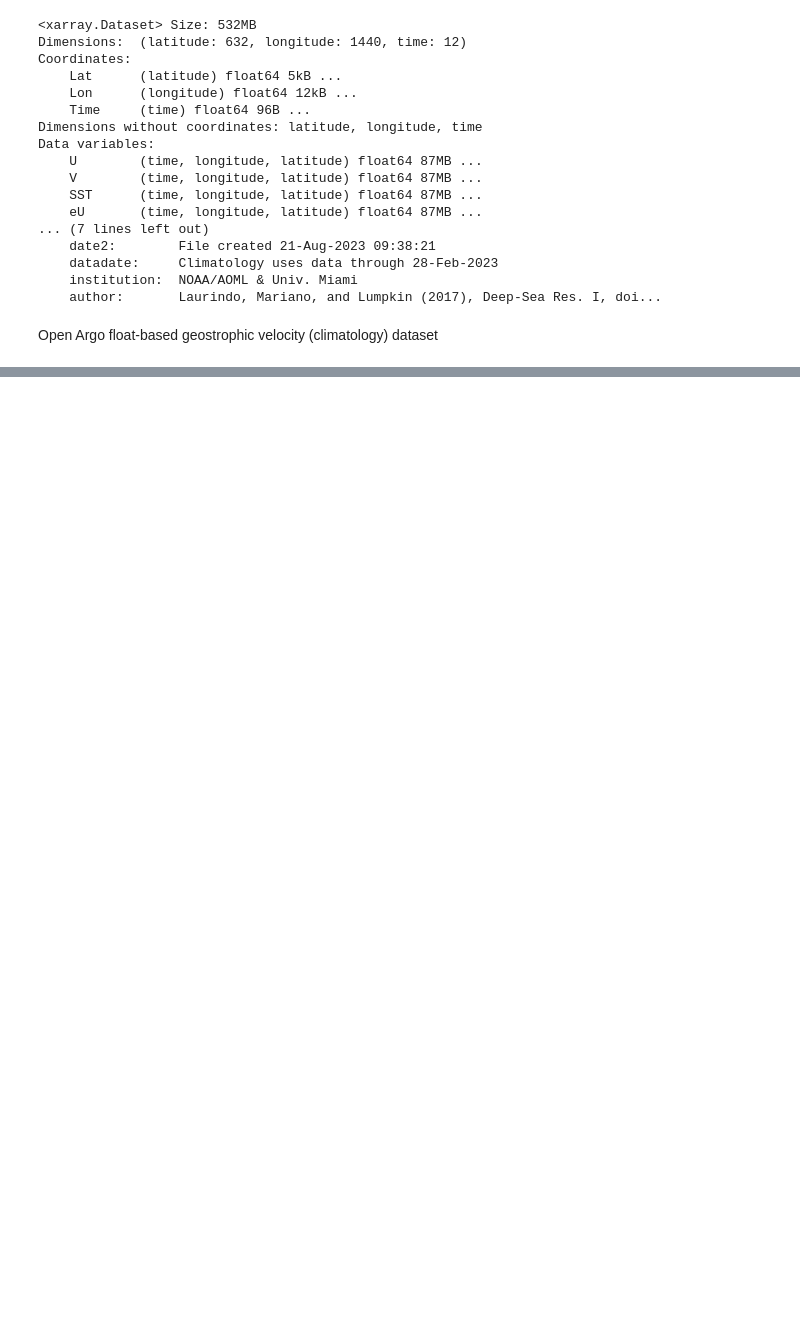
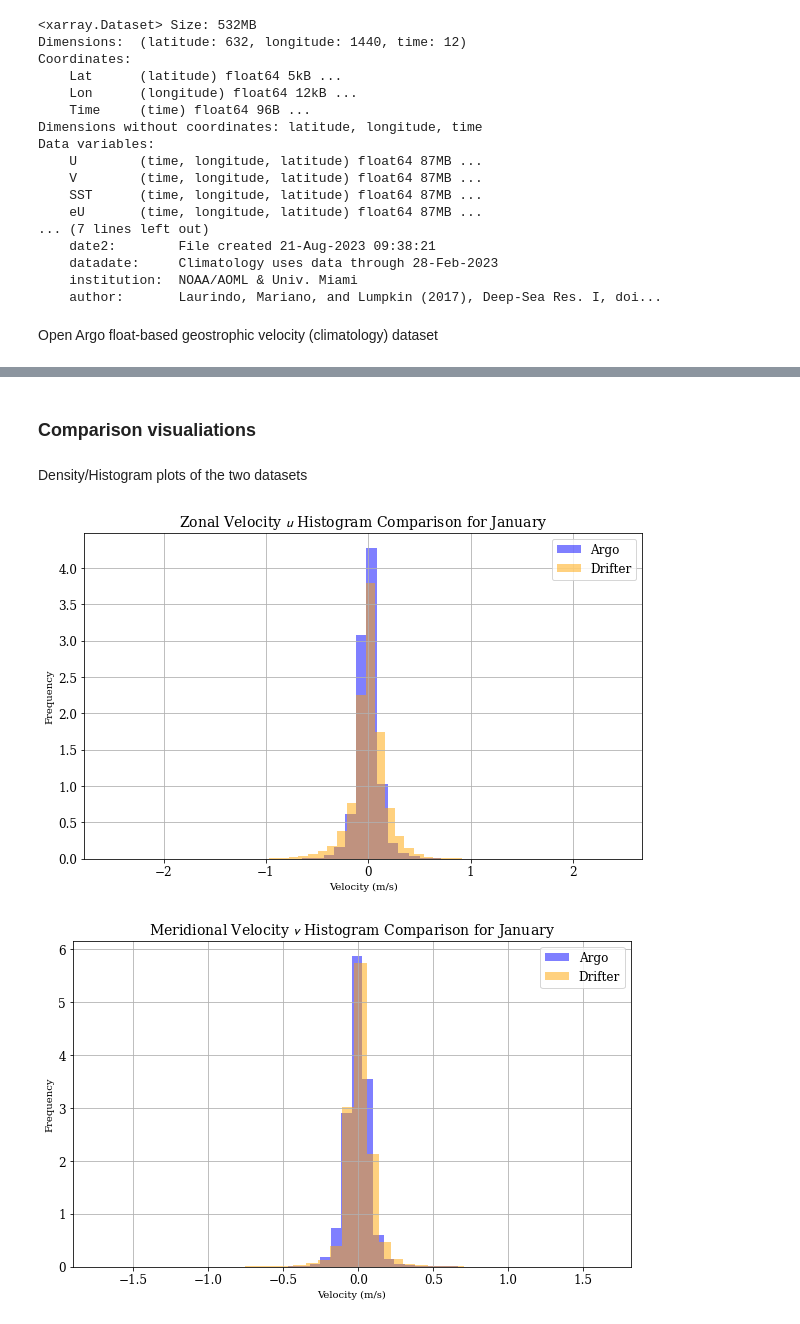
Before and after one commit to annabelwade/aies-argo, a Jupyter notebook: compare_drifter_argo_climatology.ipynb, the cells around one changed output, grey strips where cells are left out. Drawn from its saved outputs; the diff is of its cells as text; code cells hidden in the pictures; blank space fills up the shorter version.

```diff
--- a/compare_drifter_argo_climatology.ipynb
+++ b/compare_drifter_argo_climatology.ipynb
@@ -137,5 +80,5 @@ pangeo-argo-eke/testfolder_127/vel_smallscale_monthly_grid/ws500_plevel2.zarr
 # %%
 plevel=3
-argo_ds_20dbar = xr.open_zarr(gcs.get_mapper( 'pangeo-argo-eke/climatology/version_1/plevel'+str(plevel)+'.zarr'), consolidated=True)
+argo_ds_20dbar = xr.open_zarr(gcs.get_mapper( 'pangeo-argo-eke/climatology/version_1/plevel'+str(plevel)+'.zarr'), consolidated=True).compute()
 # argo_ds_20dbar
 # %% [markdown]
@@ -157,0 +163,4 @@ def subsample_argo_to_drifter(argo_ds, drifter_ds):
+# %%
+from mpl_params import *
+import cmocean
+plt.rcParams.update(mpl_params(font_family='serif'))
@@ -157,0 +217,15 @@ def subsample_argo_to_drifter(argo_ds, drifter_ds):
+# %%
+argo_lats = argo_ds_10dbar.latitude.values; argo_lons = argo_ds_10dbar.longitude.values
+intrp_argo_u = np.empty((12, len(drifter_ds.longitude), len(drifter_ds.latitude)))
+intrp_argo_v = np.empty((12, len(drifter_ds.longitude), len(drifter_ds.latitude)))
+for month_ind in range(12):
+    month=month_ind + 1
+    if month_ind==0: print(f'pre interpolation argo u month {month} first 5 vals: ', argo_ds_15dbar_u[month-1, :5,:5])
+    if month_ind==0: print(f'pre interpolation argo v month {month} first 5 vals: ', argo_ds_15dbar_v[month-1, :5,:5])
+    intrp_argo_to_drifter_u = interpolate_argo_to_drifter(argo_ds_15dbar_u[month_ind,:,:], argo_lats, argo_lons, drifter_ds).reshape(len(drifter_ds.longitude), len(drifter_ds.latitude))
+    intrp_argo_to_drifter_v = interpolate_argo_to_drifter(argo_ds_15dbar_v[month_ind,:,:], argo_lats, argo_lons, drifter_ds).reshape(len(drifter_ds.longitude), len(drifter_ds.latitude))
+    if month_ind==0: print('intrp_argo_to_drifter_u.shape, intrp_argo_to_drifter_v.shape', intrp_argo_to_drifter_u.shape, intrp_argo_to_drifter_v.shape)
+    intrp_argo_u[month_ind, :, :] = intrp_argo_to_drifter_u
+    intrp_argo_v[month_ind, :, :] = intrp_argo_to_drifter_v
+    if month_ind==0: print('intrp_argo_to_drifter_u first 5 values: ', intrp_argo_to_drifter_u[:5,:5])
+    if month_ind==0: print('intrp_argo_to_drifter_v first 5 values: ', intrp_argo_to_drifter_v[:5,:5])
@@ -157,0 +250,31 @@ def subsample_argo_to_drifter(argo_ds, drifter_ds):
+# %%
+intrp_argo_drifter_u_diff = intrp_argo_u - drifter_ds_u
+intrp_argo_drifter_v_diff = intrp_argo_v - drifter_ds_v
+def plot_1d_diff_field(diff_arr, latitudes, longitudes, title, cmap=cmocean.cm.balance, vmin=None, vmax=None, month=1, lognorm=None):
+    ax = map_params(figsize=(10,6))
+    ax.set_title(title, fontsize=12)
+
+    print(longitudes.shape, latitudes.shape, diff_arr[month-1,:,:].shape)
+    mesh = ax.pcolormesh(longitudes, latitudes, diff_arr[month-1,:,:].T,
+                         cmap=cmap,
+                         transform=ccrs.PlateCarree(),
+                         vmin=vmin, vmax=vmax,
+                        #  norm=lognorm,
+                         shading='auto')  # 'auto' recommended to avoid warning
+
+    extend = 'both' if vmin is not None and vmax is not None else 'neither'
+    plt.colorbar(mesh, ax=ax, orientation='horizontal', label='Velocity Difference at 15 dbar (m/s)', extend=extend)
+    plt.show()
+
+latitudes = drifter_ds.latitude.values
+longitudes = drifter_ds.longitude.values
+# %% [markdown]
+### Comparison visualiations
+# %% [markdown]
+Density/Histogram plots of the two datasets
+# %%
+plot_histogram_comparison(intrp_argo_drifter_u_diff, drifter_ds_u, title='Zonal Velocity $u$ Histogram Comparison for January')
+plot_histogram_comparison(intrp_argo_drifter_v_diff, drifter_ds_v, title='Meridional Velocity $v$ Histogram Comparison for January')
+# %% [output]
+[figure, added]
+[figure, added]
```
Also changed, not shown: parts of 19 cells of this notebook.
